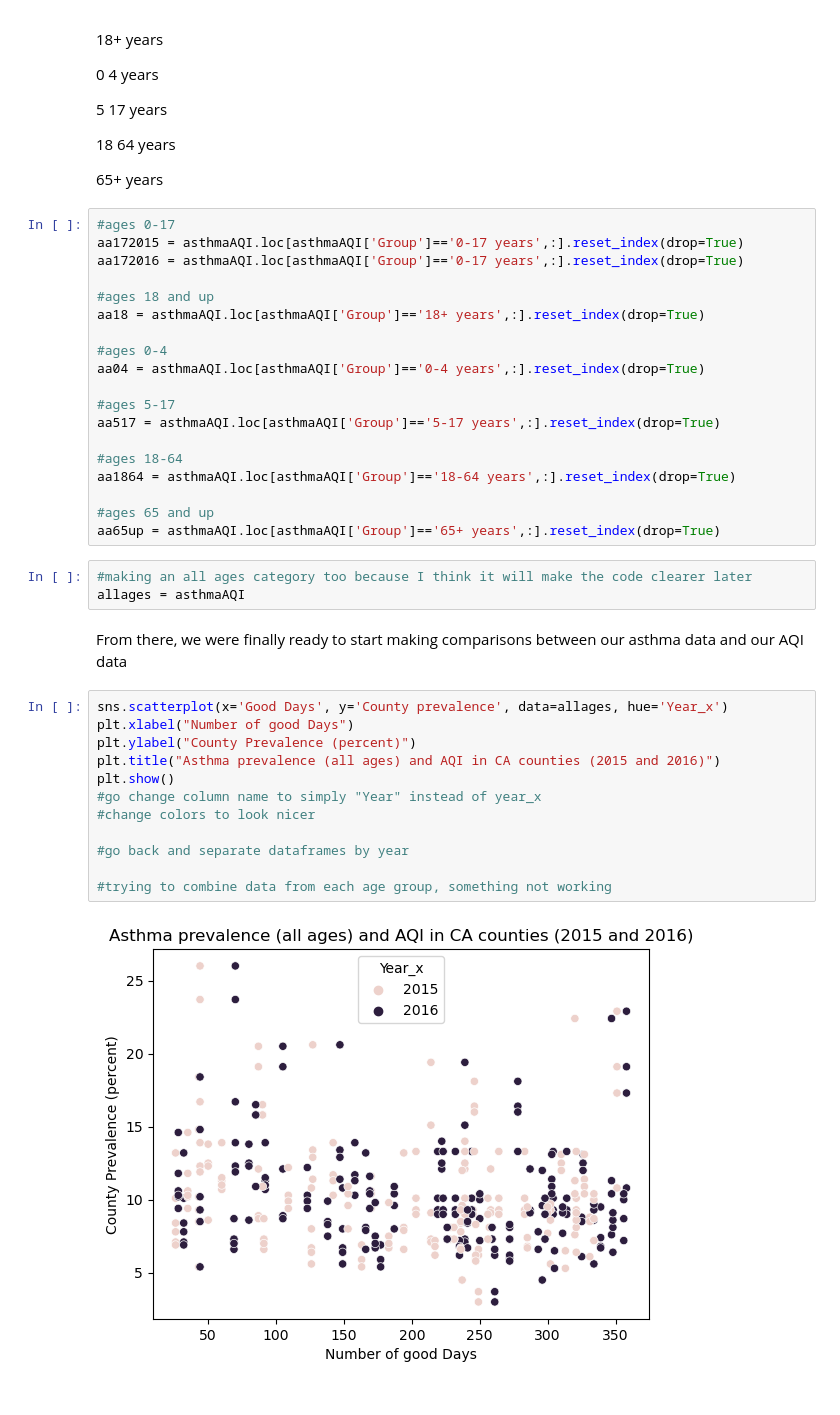
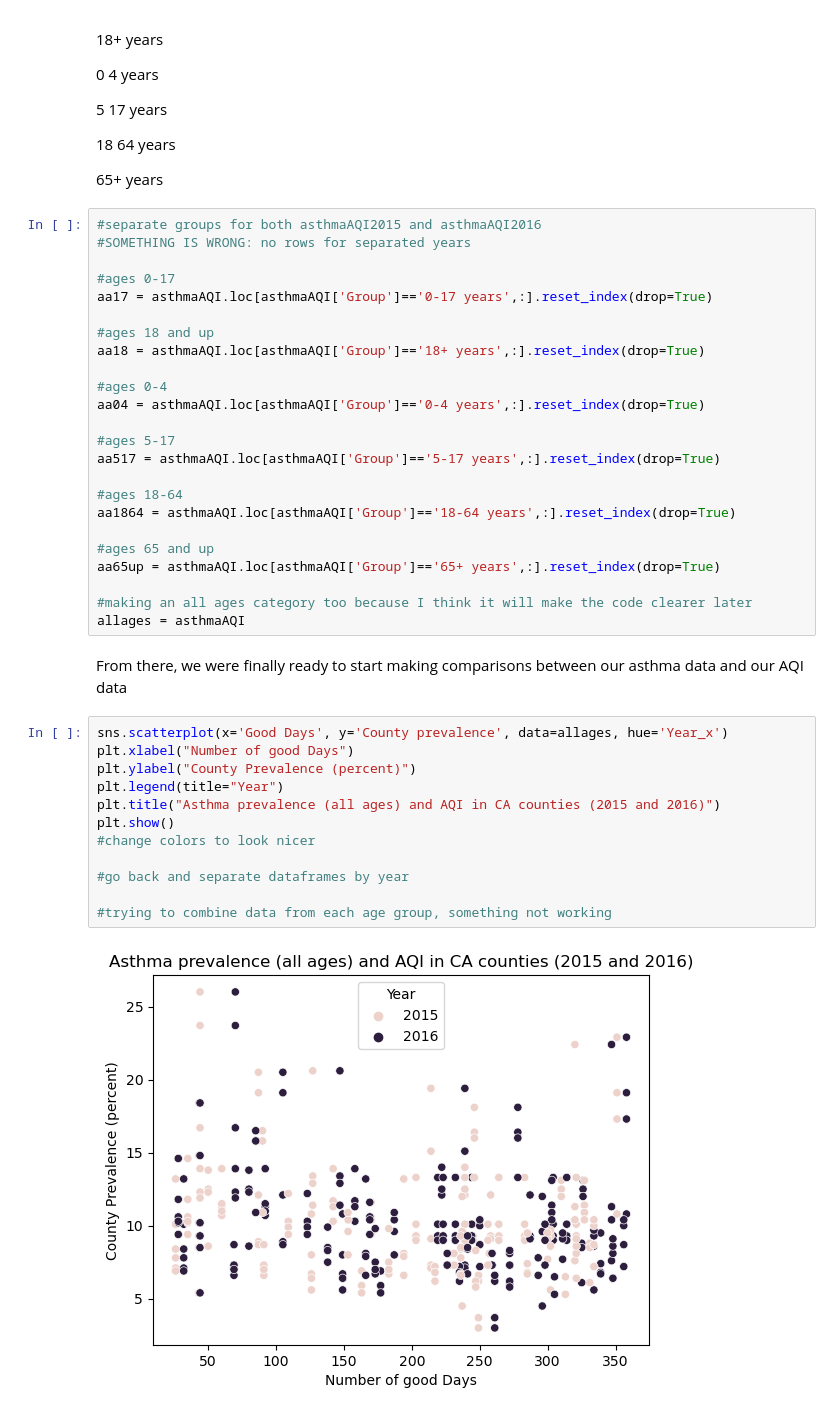
Before and after one commit to ENVS110a-SP23/group5-project, a Jupyter notebook: DataVisualization.ipynb, the cells around one changed output. Cells and saved outputs as stored; diff of their text form.

```diff
--- a/DataVisualization.ipynb
+++ b/DataVisualization.ipynb
@@ -131,9 +150,11 @@ All ages
 
 65+ years
 # %%
+#separate groups for both asthmaAQI2015 and asthmaAQI2016
+#SOMETHING IS WRONG: no rows for separated years
+
 #ages 0-17
-aa172015 = asthmaAQI.loc[asthmaAQI['Group']=='0-17 years',:].reset_index(drop=True)
-aa172016 = asthmaAQI.loc[asthmaAQI['Group']=='0-17 years',:].reset_index(drop=True)
+aa17 = asthmaAQI.loc[asthmaAQI['Group']=='0-17 years',:].reset_index(drop=True)
 
 #ages 18 and up
 aa18 = asthmaAQI.loc[asthmaAQI['Group']=='18+ years',:].reset_index(drop=True)
@@ -149,22 +170,22 @@ aa1864 = asthmaAQI.loc[asthmaAQI['Group']=='18-64 years',:].reset_index(drop=Tru
 
 #ages 65 and up
 aa65up = asthmaAQI.loc[asthmaAQI['Group']=='65+ years',:].reset_index(drop=True)
+
+#making an all ages category too because I think it will make the code clearer later
+allages = asthmaAQI
-# %%
-#making an all ages category too because I think it will make the code clearer later
-allages = asthmaAQI
 # %% [markdown]
 From there, we were finally ready to start making comparisons between our asthma data and our AQI data
 # %%
 sns.scatterplot(x='Good Days', y='County prevalence', data=allages, hue='Year_x')
 plt.xlabel("Number of good Days")
 plt.ylabel("County Prevalence (percent)")
+plt.legend(title="Year")
 plt.title("Asthma prevalence (all ages) and AQI in CA counties (2015 and 2016)")
 plt.show()
-#go change column name to simply "Year" instead of year_x
 #change colors to look nicer
 
 #go back and separate dataframes by year
 
 #trying to combine data from each age group, something not working
 # %% [output]
-[figure, old version]
+[figure, new version]
```
Also changed, not shown: parts of 4 cells of this notebook, 1 other file.
